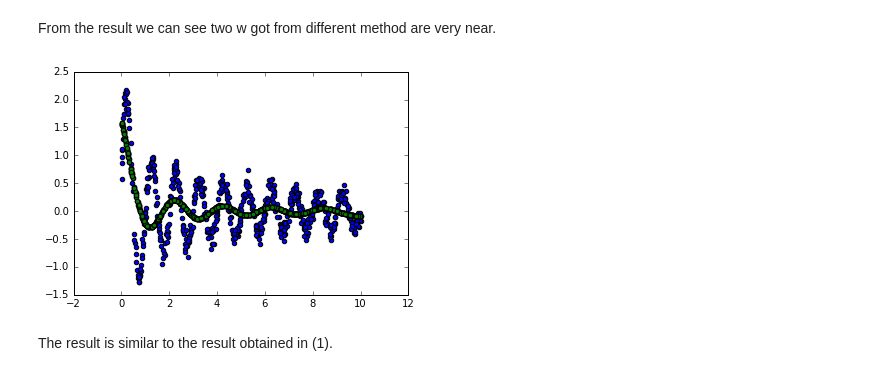
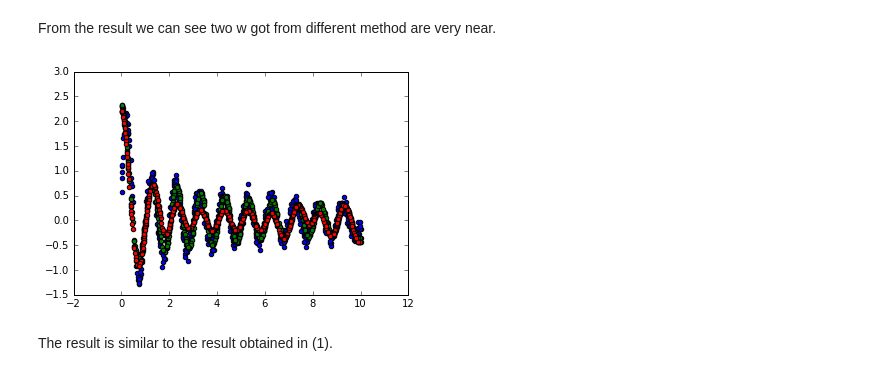
Before and after one commit to luym11/CS340, a Jupyter notebook: Homework1/HW1_Regression.ipynb, the cells around one changed output. Saved outputs shown, nothing was run; the diff lists cells and outputs as text; code cells hidden in the pictures.

Commit message:
SGD, batch and their matrix version

```diff
--- a/Homework1/HW1_Regression.ipynb
+++ b/Homework1/HW1_Regression.ipynb
@@ -96,0 +257,2 @@ w, errors = batch_gradient_descent(xTrain, tTrain, w0, 10, 0.0001)
+# %%
+w_sgdm, errors_sgdm = SGD_gradient_descent_matrixform(xTrain, tTrain, w0, 0.1, 0.01)
@@ -96,0 +288,9 @@ w, errors = batch_gradient_descent(xTrain, tTrain, w0, 10, 0.0001)
+# %%
+tPredit = []
+sizeTest = len(tTest)
+for i in range(sizeTest):
+    tP = y_i(xTest[i], w_sgdm)
+    tPredit.append(tP)
+plt.scatter(xTest, tTest)
+plt.scatter(xTest, tPredit, c='red')
+plt.show()
@@ -116,7 +320,7 @@ w
 tPredit = []
 sizeTest = len(tTest)
 for i in range(sizeTest):
-    tP = y(xTest[i], w)
+    tP = y_i(xTest[i], w)
     tPredit.append(tP)
 plt.scatter(xTest, tTest)
 plt.scatter(xTest, tPredit, c='red')
@@ -131,7 +333,7 @@ From the graph it's not very good. One possible reason is the basis function set
 Phi = [[0 for col in range(N)] for row in range(M)]
 for i in range(M):
     for j in range(N):
-        Phi[i][j] = phi(X[i], j)
+        Phi[i][j] = phi_j(X[i], j)
 # %%
 mPhi = np.array(Phi)
 mt = np.array(t)
@@ -152,22 +358,22 @@ From the result we can see two w got from different method are very near.
 # %%
 tPredit = []
 sizeTest = len(tTest)
 for i in range(sizeTest):
-    tP = y(xTest[i], ww)
+    tP = y_i(xTest[i], ww)
     tPredit.append(tP)
 plt.scatter(xTest, tTest)
-plt.scatter(xTest, tPredit, c='red')
+plt.scatter(xTest, tPredit, c='green')
 
 tPredit1 = []
 sizeTest = len(tTest)
 for i in range(sizeTest):
-    tP = y(xTest[i], w)
+    tP = y_i(xTest[i], w)
     tPredit1.append(tP)
-plt.scatter(xTest, tPredit, c='green')
+plt.scatter(xTest, tPredit1, c='red')
 
 plt.show()
 # %% [output]
-[figure, old version]
+[figure, new version]
 # %% [markdown]
 The result is similar to the result obtained in (1).
 # %% [markdown]
```
Also changed, not shown: parts of 38 cells of this notebook.
